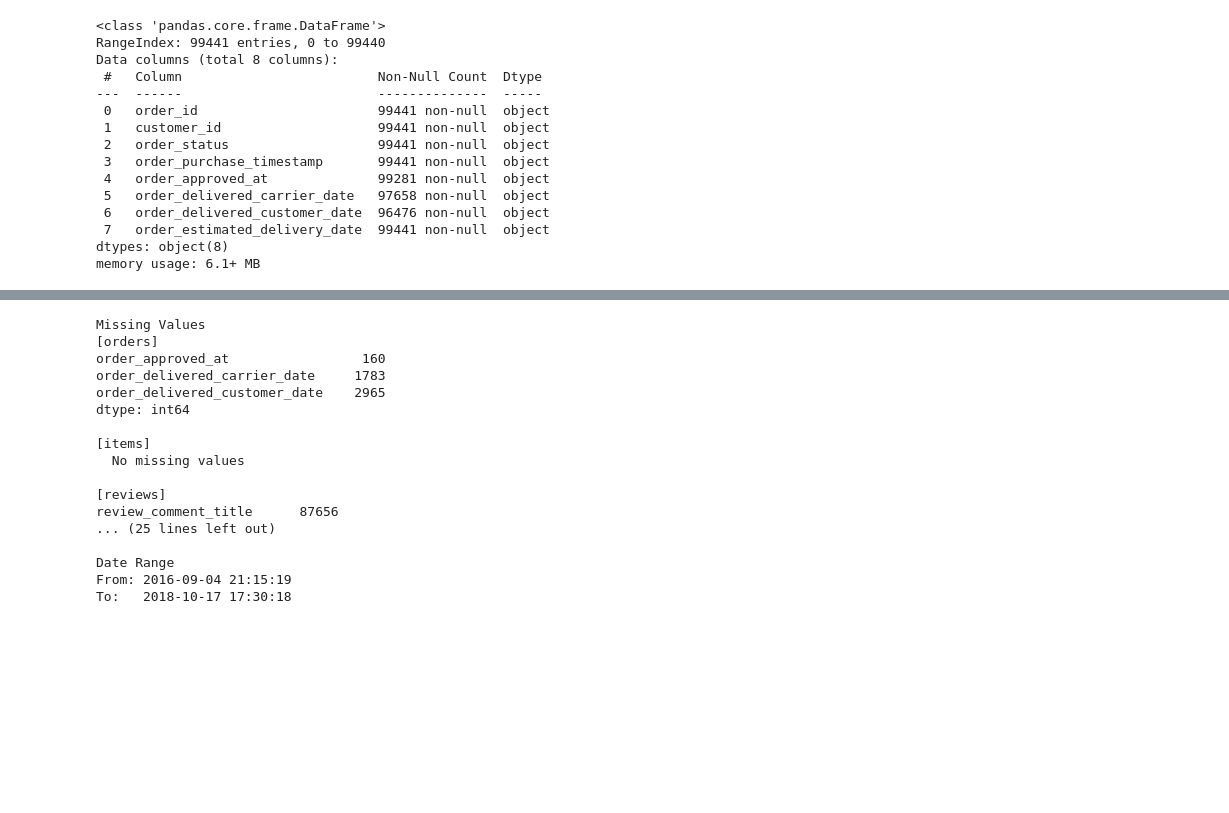
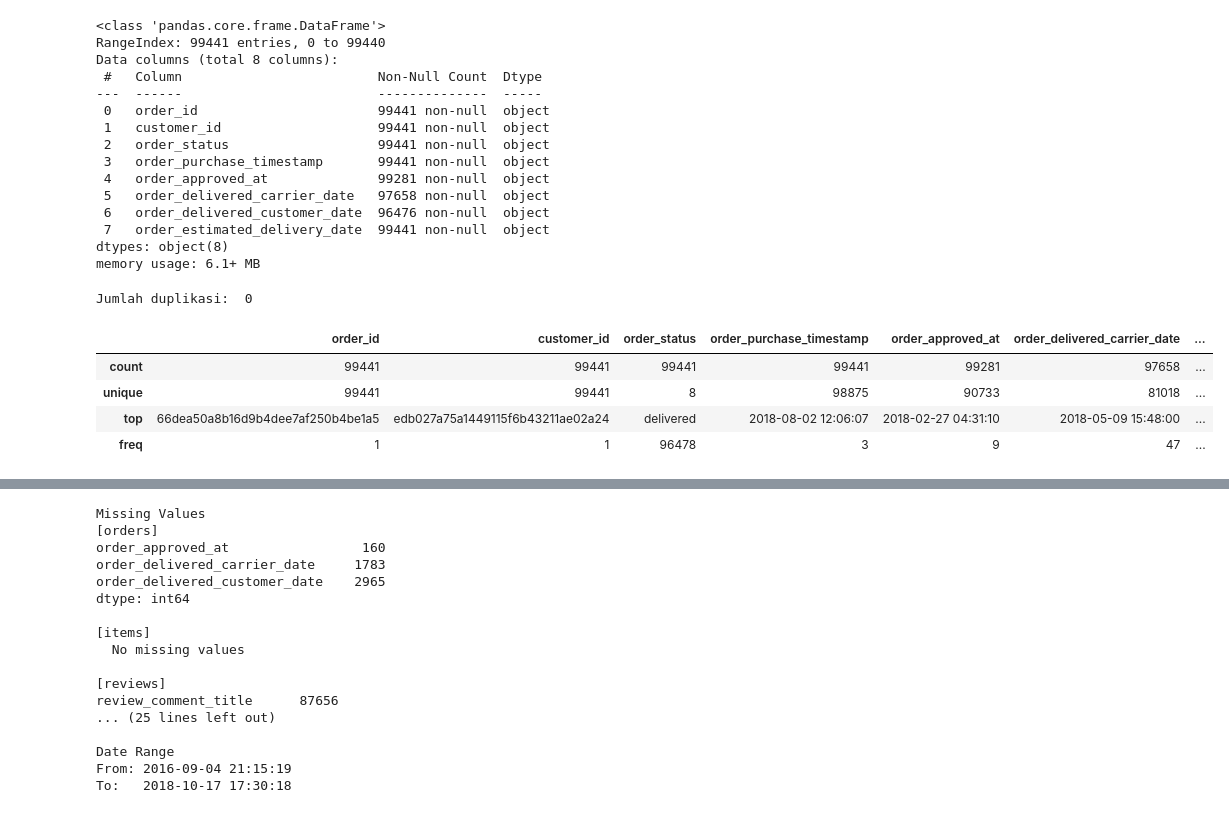
Before and after one commit to firmanadikk/frmnadk, a Jupyter notebook: Proyek_Analisis_Data.ipynb, the cells around one changed output, grey strips where cells are left out. Saved outputs shown, nothing was run; the diff lists cells and outputs as text; code cells hidden in the pictures; blank space fills up the shorter version.

```diff
--- a/Proyek_Analisis_Data.ipynb
+++ b/Proyek_Analisis_Data.ipynb
@@ -126,3 +126,15 @@ Data columns (total 8 columns):
  7   order_estimated_delivery_date  99441 non-null  object
 dtypes: object(8)
 memory usage: 6.1+ MB
+# %%
+print("Jumlah duplikasi: ", orders.duplicated().sum())
+# %% [output]
+Jumlah duplikasi:  0
+# %%
+orders.describe()
+# %% [output]
+|  | order_id | customer_id | order_status | order_purchase_timestamp | order_approved_at | order_delivered_carrier_date | ... |
+| count | 99441 | 99441 | 99441 | 99441 | 99281 | 97658 | ... |
+| unique | 99441 | 99441 | 8 | 98875 | 90733 | 81018 | ... |
+| top | 66dea50a8b16d9b4dee7af250b4be1a5 | edb027a75a1449115f6b43211ae02a24 | delivered | 2018-08-02 12:06:07 | 2018-02-27 04:31:10 | 2018-05-09 15:48:00 | ... |
+| freq | 1 | 1 | 96478 | 3 | 9 | 47 | ... |
```
Also changed, not shown: parts of 8 cells of this notebook.
